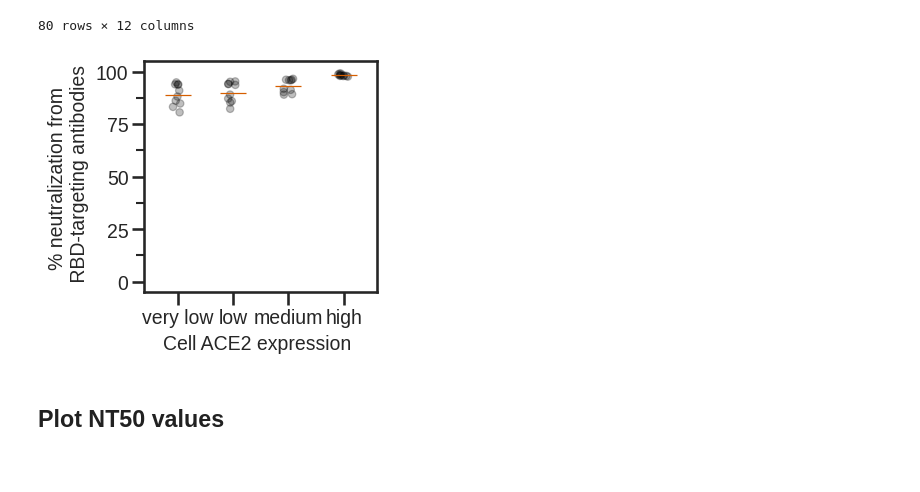
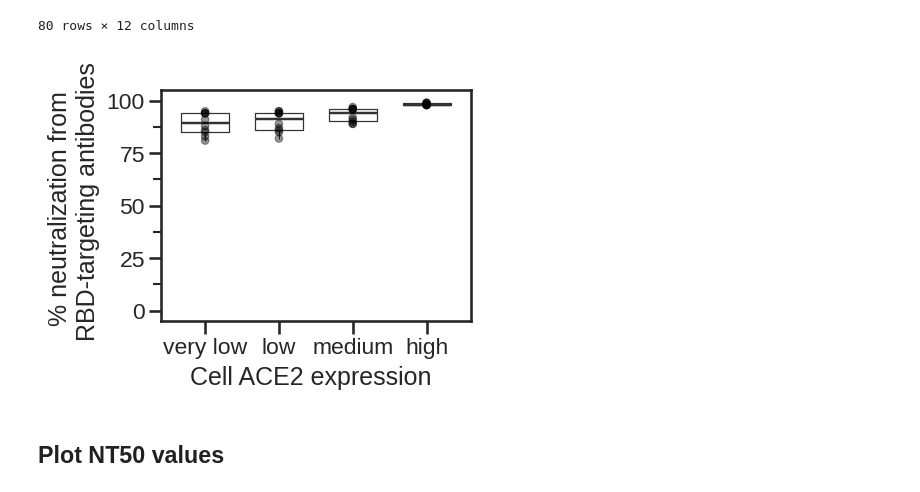
Before and after one commit to jbloomlab/Ace2_expression_neuts, a Jupyter notebook: virus_neutralization.ipynb, the cells around one changed output. Cells and saved outputs as stored; diff of their text form; code cells hidden in the pictures.

Commit message:
modify percentage RBD

```diff
--- a/virus_neutralization.ipynb
+++ b/virus_neutralization.ipynb
@@ -221,32 +221,25 @@ plt.savefig('NT50_change.pdf')
 # %%
 RBD_percentage = (
     ggplot(rbd, aes(x='cells',
                               y='percent_RBD')) +
-              geom_jitter(size=2.5, alpha=0.25, position=position_jitter(0.1)) +
-              stat_summary(geom = "point",
-                           fun_data='mean_cl_boot',
-                           size=10,
-                           shape = "_",
-                          colour = '#D55E00')+
-             theme(figure_size=(3,3),
-                   axis_text=element_text(size=14),
-                   axis_text_x=element_text(size=14),
-                   legend_text=element_text(size=14),
-                   legend_title=element_text(size=14),
-                   axis_title_x=element_text(size=14),
-                   axis_title_y=element_text(size=14),
-                   strip_text = element_text(size=14)
-                  ) +
-              ylim(0,100)+
+              geom_boxplot(width=0.65,
+                  position=position_dodge(width=0.7),
+                  outlier_shape='') +
+     geom_jitter(position=position_dodge(width=0.7),
+                 alpha=0.4, size=2.5) +
+     theme(figure_size=(4, 3),
+           strip_background=element_blank()
+           ) +
+     scale_y_continuous(limits=[0, 100])+
               ylab('% neutralization from \n RBD-targeting antibodies')+
               xlab('Cell ACE2 expression') +
              scale_color_manual(values=CBPALETTE[1:])
              )
 
 RBD_percentage.draw()
-plt.savefig('RBD_percentage.pdf')
+plt.savefig('RBD_percentage.pdf', bbox_inches='tight')
 # %% [output]
-[figure, old version]
+[figure, new version]
 # %% [markdown]
 ## Plot NT50 values
 # %%
```
